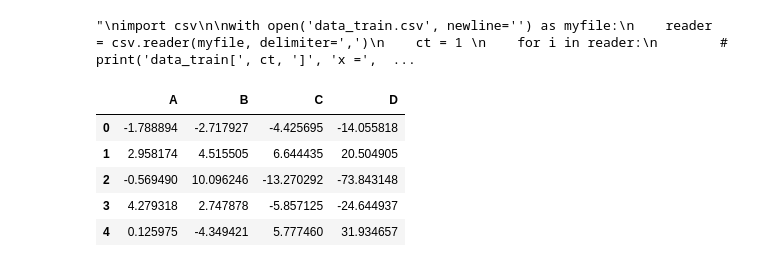
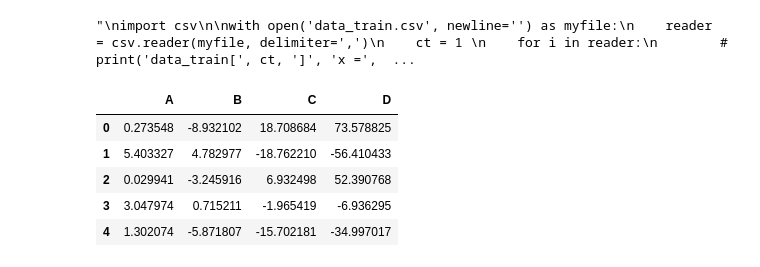
Before and after one commit to YangTaeSung/CAU-MachineLearning, a Jupyter notebook: assignment04.ipynb, the cells around one changed output. Cells and saved outputs as stored; diff of their text form; code cells hidden in the pictures.

```diff
--- a/assignment04.ipynb
+++ b/assignment04.ipynb
@@ -28,12 +30,12 @@ with open('data_test.csv', newline='') as myfile:
 "\nimport csv\n\nwith open('data_train.csv', newline='') as myfile:\n    reader  = csv.reader(myfile, delimiter=',')\n    ct = 1 \n    for i in reader:\n        # print('data_train[', ct, ']', 'x =',  ...
 # %%
 import pandas as pd
-df = pd.read_csv("data_test.csv", names = ['A', 'B', 'C', 'D'])
+df = pd.read_csv("data_train.csv", names = ['A', 'B', 'C', 'D'])
 df.head()
 # %% [output]
 |  | A | B | C | D |
-| 0 | -1.788894 | -2.717927 | -4.425695 | -14.055818 |
-| 1 | 2.958174 | 4.515505 | 6.644435 | 20.504905 |
-| 2 | -0.569490 | 10.096246 | -13.270292 | -73.843148 |
-| 3 | 4.279318 | 2.747878 | -5.857125 | -24.644937 |
-| 4 | 0.125975 | -4.349421 | 5.777460 | 31.934657 |
+| 0 | 0.273548 | -8.932102 | 18.708684 | 73.578825 |
+| 1 | 5.403327 | 4.782977 | -18.762210 | -56.410433 |
+| 2 | 0.029941 | -3.245916 | 6.932498 | 52.390768 |
+| 3 | 3.047974 | 0.715211 | -1.965419 | -6.936295 |
+| 4 | 1.302074 | -5.871807 | -15.702181 | -34.997017 |
```
Also changed, not shown: parts of 11 cells of this notebook.
